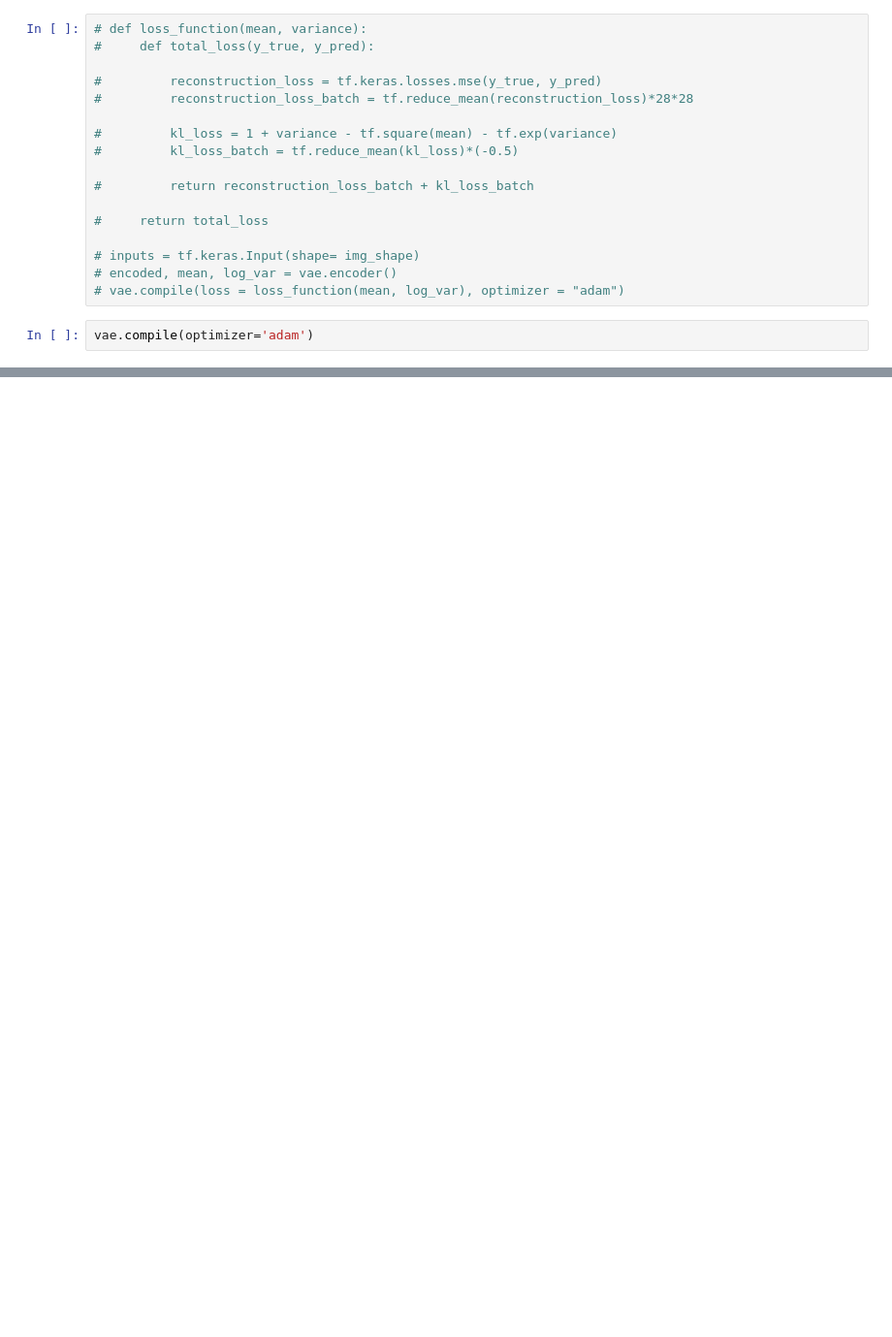
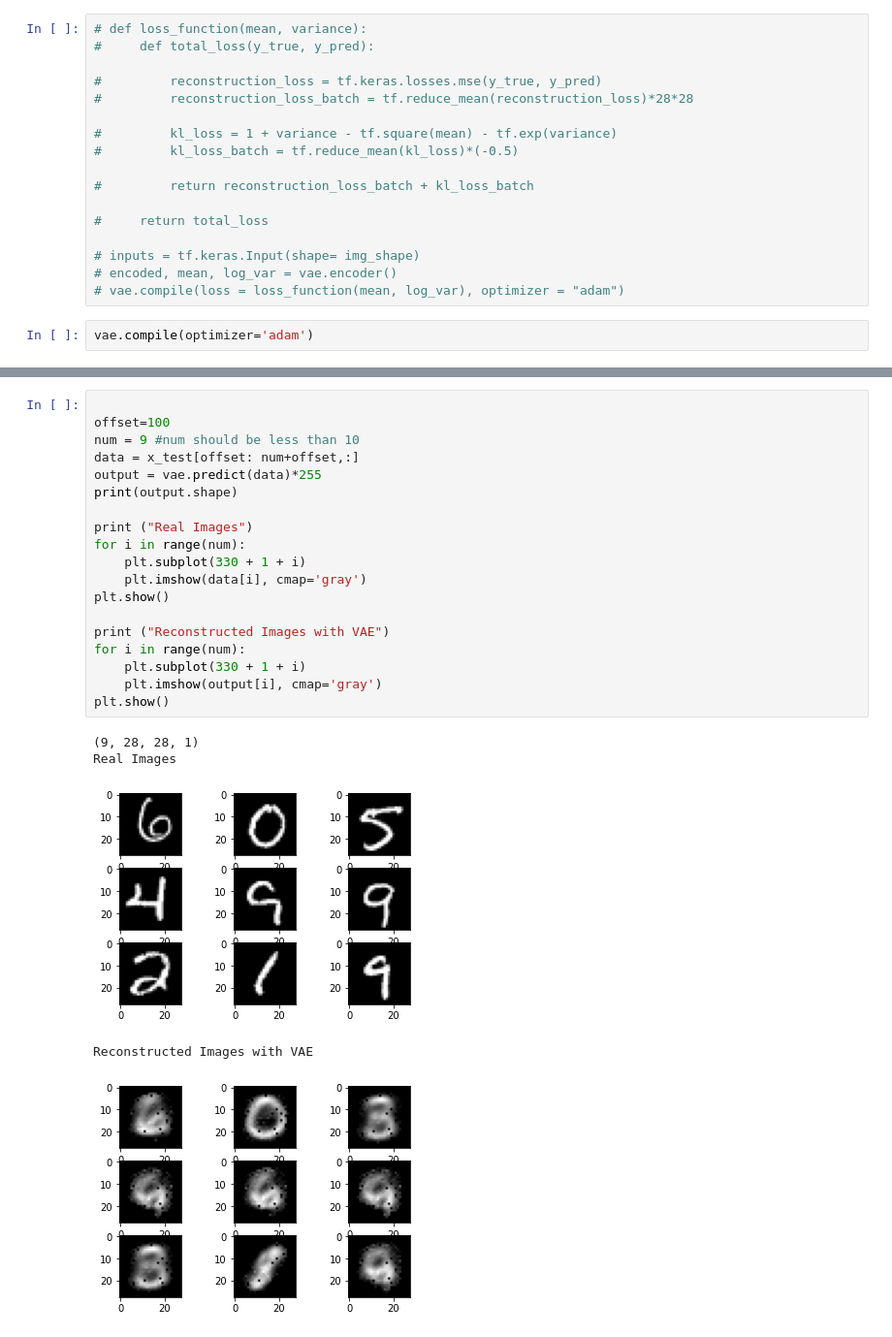
Before and after one commit to lavish619/Variational-Autoencoders, a Jupyter notebook: VAE.ipynb, the cells around one changed output, grey strips where cells are left out. Shown at 97% size. Cells and saved outputs as stored; diff of their text form; blank space fills up the shorter version.

```diff
--- a/VAE.ipynb
+++ b/VAE.ipynb
@@ -381,0 +194,25 @@ ValueError: This model has not yet been built. Build the model first by calling
+# %%
+
+offset=100
+num = 9 #num should be less than 10
+data = x_test[offset: num+offset,:]
+output = vae.predict(data)*255
+print(output.shape)
+
+print ("Real Images")
+for i in range(num):
+    plt.subplot(330 + 1 + i)
+    plt.imshow(data[i], cmap='gray')
+plt.show()
+
+print ("Reconstructed Images with VAE")
+for i in range(num):
+    plt.subplot(330 + 1 + i)
+    plt.imshow(output[i], cmap='gray')
+plt.show()
+# %% [output]
+(9, 28, 28, 1)
+Real Images
+[figure, added]
+Reconstructed Images with VAE
+[figure, added]
```
Also changed, not shown: parts of 5 cells of this notebook.
